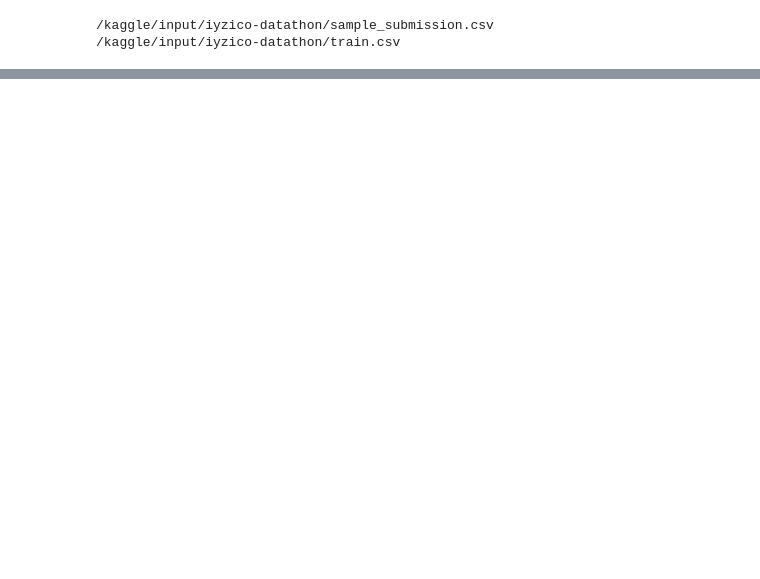
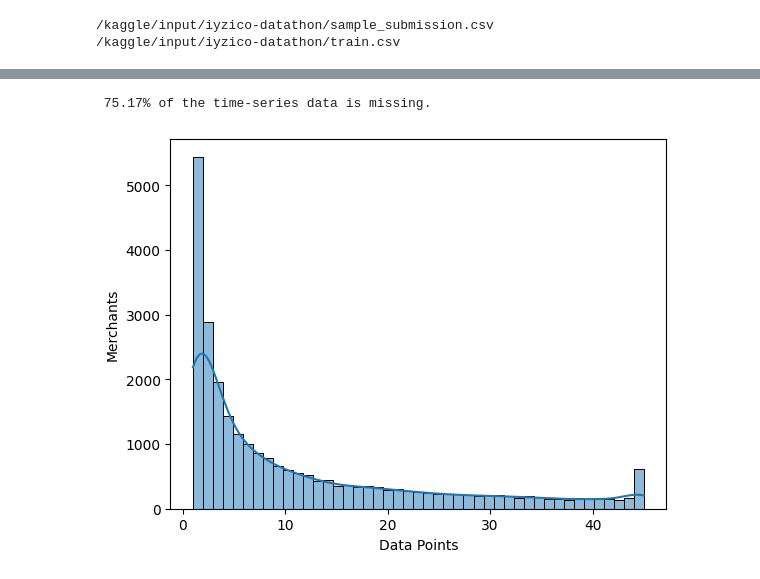
Before and after one commit to mertcan-basut/kaggle-competitions, a Jupyter notebook: iyzico-datathon.ipynb, the cells around one changed output, grey strips where cells are left out. Cells and saved outputs as stored; diff of their text form; code cells hidden in the pictures; blank space fills up the shorter version.

```diff
--- a/iyzico-datathon.ipynb
+++ b/iyzico-datathon.ipynb
@@ -31,0 +183,14 @@ for dirname, _, filenames in os.walk('/kaggle/input'):
+# %%
+time_series_count = data.groupby("merchant_id").size().reset_index(name="row_count")
+ideal_data_points = len(dates)
+
+percentage = (time_series_count["row_count"].sum() / (len(time_series_count) * ideal_data_points)) * 100
+print(f"{100-percentage: .2f}% of the time-series data is missing.")
+
+ax = sns.histplot(time_series_count, x="row_count", bins=ideal_data_points, kde=True)
+ax.set_xlabel("Data Points")
+ax.set_ylabel("Merchants")
+plt.show()
+# %% [output]
+ 75.17% of the time-series data is missing.
+[figure, added]
```
Also changed, not shown: parts of 40 cells of this notebook.
